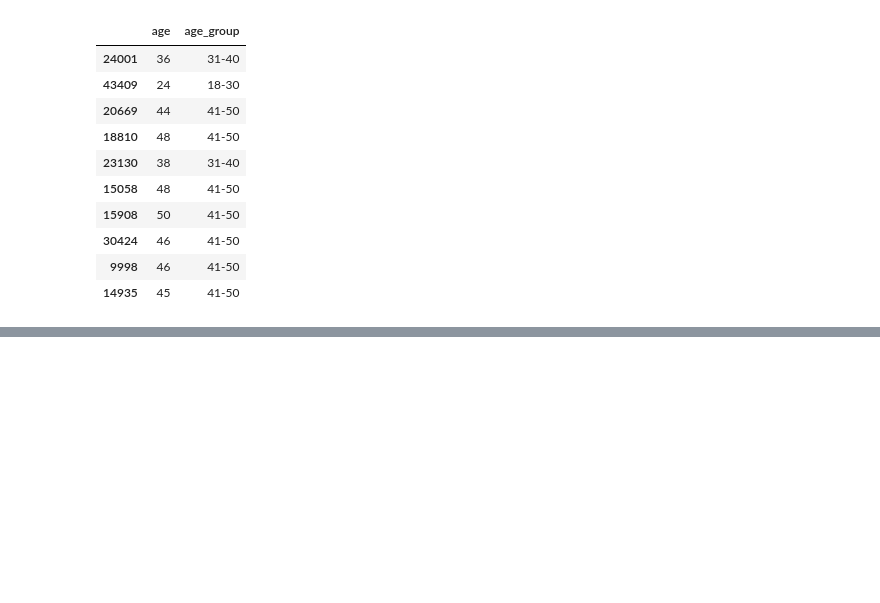
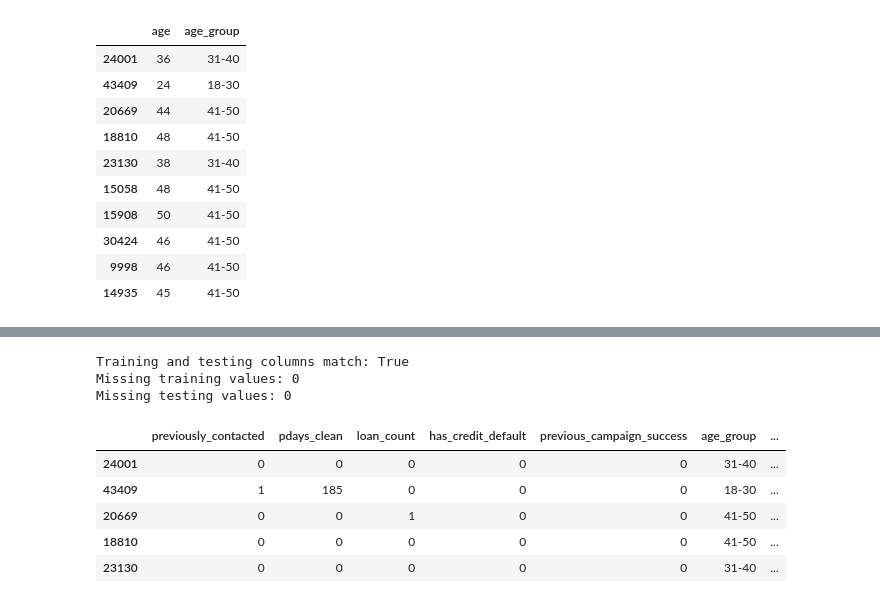
Before and after one commit to IT24102228/IT3091_Assignment_52, a Jupyter notebook: IT24101461_FeatureEngineering.ipynb, the cells around one changed output, grey strips where cells are left out. Cells and saved outputs as stored; diff of their text form; code cells hidden in the pictures; blank space fills up the shorter version.

```diff
--- a/IT24101461_FeatureEngineering.ipynb
+++ b/IT24101461_FeatureEngineering.ipynb
@@ -173,0 +369,11 @@ X_train_fe[["age", "age_group"]].head(10)
+# %%
+expected_features = [
+    "previously_contacted",
+    "pdays_clean",
+    "loan_count",
+    "has_credit_default",
+    "previous_campaign_success",
+    "age_group",
+    "balance_group",
+    "campaign_contact_group"
+]
@@ -173,0 +408,28 @@ X_train_fe[["age", "age_group"]].head(10)
+# %%
+print(
+    "Training and testing columns match:",
+    X_train_fe.columns.equals(X_test_fe.columns)
+)
+
+print(
+    "Missing training values:",
+    X_train_fe.isnull().sum().sum()
+)
+
+print(
+    "Missing testing values:",
+    X_test_fe.isnull().sum().sum()
+)
+# %% [output]
+Training and testing columns match: True
+Missing training values: 0
+Missing testing values: 0
+# %%
+X_train_fe[expected_features].head()
+# %% [output]
+|  | previously_contacted | pdays_clean | loan_count | has_credit_default | previous_campaign_success | age_group | ... |
+| 24001 | 0 | 0 | 0 | 0 | 0 | 31-40 | ... |
+| 43409 | 1 | 185 | 0 | 0 | 0 | 18-30 | ... |
+| 20669 | 0 | 0 | 1 | 0 | 0 | 41-50 | ... |
+| 18810 | 0 | 0 | 0 | 0 | 0 | 41-50 | ... |
+| 23130 | 0 | 0 | 0 | 0 | 0 | 31-40 | ... |
```
Also changed, not shown: parts of 46 cells of this notebook.
